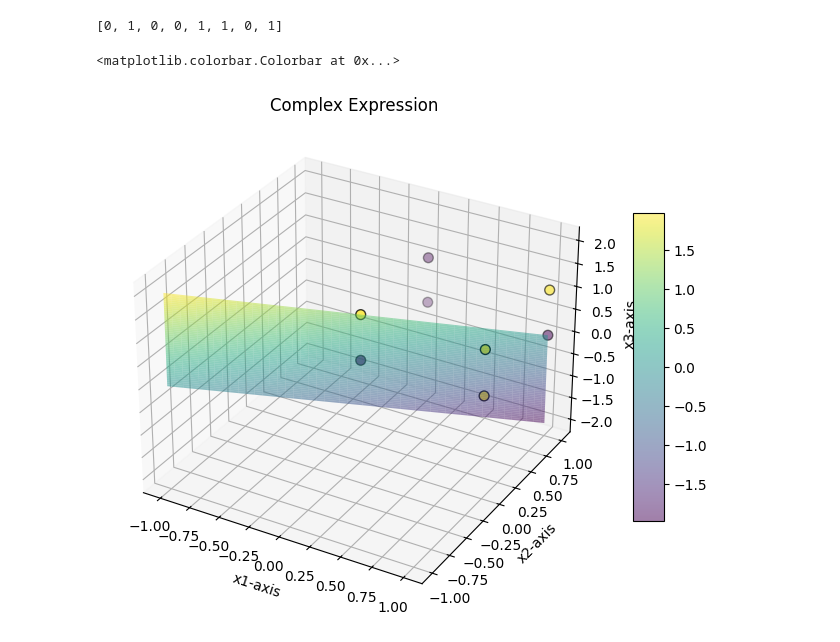
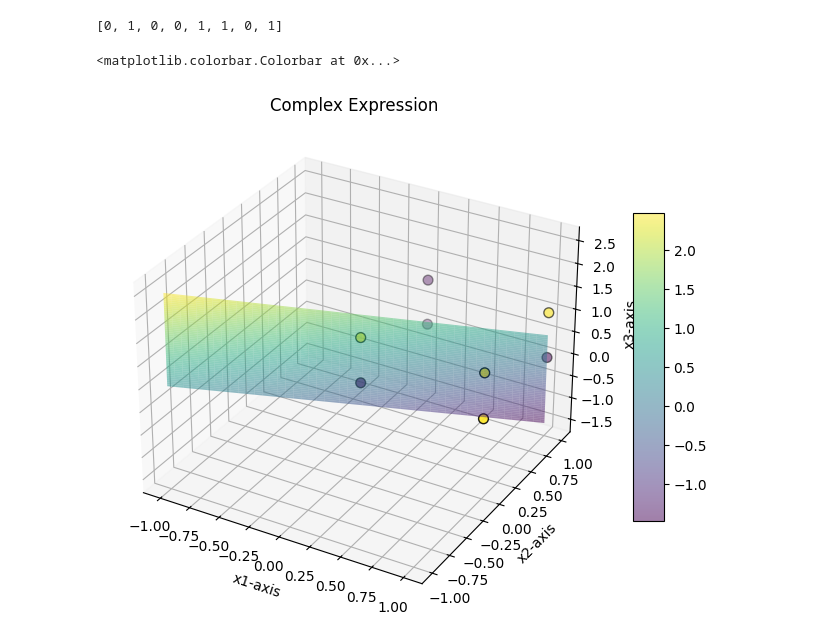
Before and after one commit to hosseinrezaie0/temp, a Jupyter notebook: Neural Network/Basic Neuron Model/Complex Expression.ipynb, the cells around one changed output. Drawn from its saved outputs; the diff is of its cells as text; code cells hidden in the pictures.

Commit message:
Change the equation of z_values

```diff
--- a/Neural Network/Basic Neuron Model/Complex Expression.ipynb
+++ b/Neural Network/Basic Neuron Model/Complex Expression.ipynb
@@ -54,26 +54,26 @@ pred
 # %%
 # Plot
 
 x1_coords = [point[0] for point in X]
 x2_coords = [point[1] for point in X]
 x3_coords = [point[2] for point in X]
 
 x_values = np.linspace(-1,1,100)
 y_values = np.linspace(-1,1,100)
 X_grid, Y_grid = np.meshgrid(x_values, y_values)
-z_values = (-1 * X_grid) + (1 * Y_grid)
+z_values = ((2 * X_grid) + (-2 * Y_grid) - 1) / -2
 
 fig = plt.figure(figsize=(8,8))
 ax = fig.add_subplot(111, projection = "3d")
 surf = ax.plot_surface(x_values, y_values, z_values, alpha=0.5, cmap="viridis")
 
 ax.scatter(x1_coords, x2_coords, x3_coords, c=pred, cmap="viridis", s=50, edgecolors='black')
 
 ax.set_title("Complex Expression")
 ax.set_xlabel("x1-axis")
 ax.set_ylabel("x2-axis")
 ax.set_zlabel("x3-axis")
 fig.colorbar(surf, ax=ax, shrink=0.5, aspect=10)
 # %% [output]
 <matplotlib.colorbar.Colorbar at 0x...>
-[figure, old version]
+[figure, new version]
```
